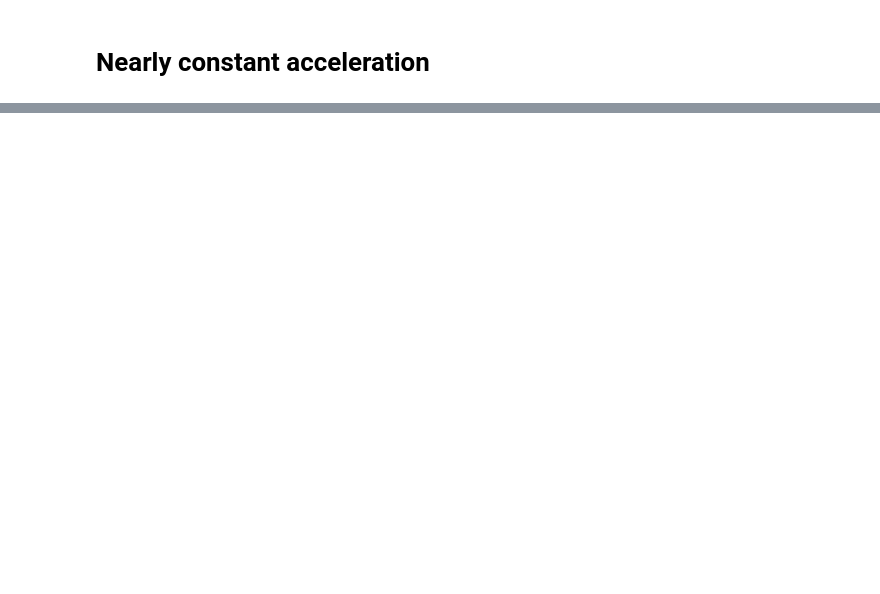
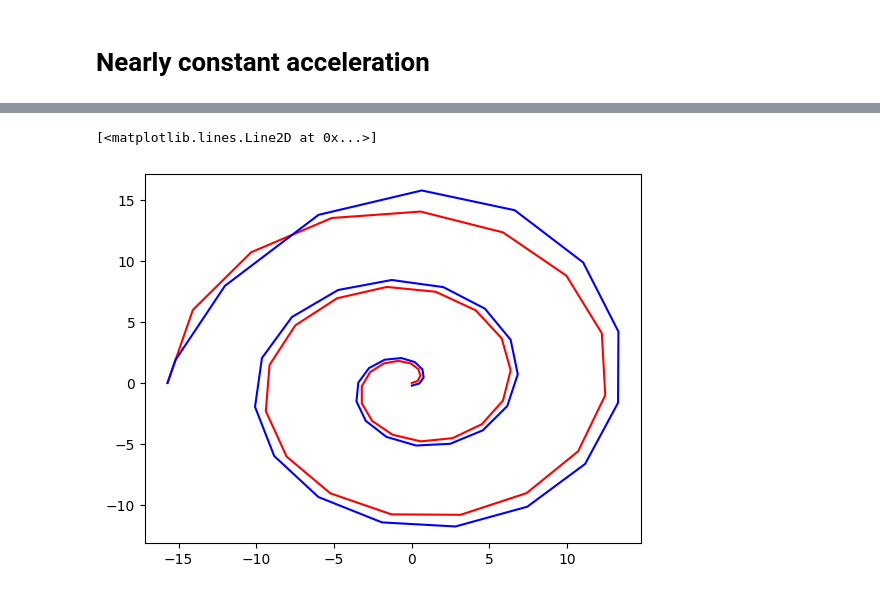
Before and after one commit to MatejVre/ACVM_Advanced_Tracking, a Jupyter notebook: motion_models.ipynb, the cells around one changed output, grey strips where cells are left out. Drawn from its saved outputs; the diff is of its cells as text; code cells hidden in the pictures; blank space fills up the shorter version.

```diff
--- a/motion_models.ipynb
+++ b/motion_models.ipynb
@@ -64,25 +65,25 @@ plt.plot(sx, sy, c="b")
 # %% [markdown]
 # Random walk
 # %%
-T, q = sp.symbols("T, q")
-F = sp.Matrix([[0,0,0,0],
-               [0,0,0,0],
-               [0,0,0,0],
-               [0,0,0,0]])
+def RW():
+    T, q = sp.symbols("T, q")
+    F = sp.Matrix([[0, 0],
+                   [0, 0]])
 
-AS = sp.exp(F*T)
+    AS = sp.exp(F*T)
 
-LS = sp.Matrix([[1,0],
-               [0,1],
-               [0,0],
-               [0,0]])
+    LS = sp.Matrix([[1, 0],
+                    [0, 1]])
 
-Q_iS = sp.integrate((AS*LS)*q*(AS*LS).T, (T, 0, T))
 
-CS = sp.Matrix([[1, 0, 0, 0],
-               [0, 1, 0, 0]])
+    Q_iS = sp.integrate((AS*LS)*q*(AS*LS).T, (T, 0, T))
 
-r = sp.symbols("r")
-R_iS = sp.Matrix([[r, 0],
-                 [0, r]])
+    CS = sp.Matrix([[1, 0],
+                [0, 1]])
+
+    r = sp.symbols("r")
+    R_iS = sp.Matrix([[r, 0],
+                    [0, r]])
+
+    return T, q, F, AS, LS, Q_iS, CS, r, R_iS
 # %%
@@ -173,0 +176,7 @@ plt.plot(sx, sy, c="b")
+# %%
+plt.plot(x, y, c="r")
+sx, sy, _ = run_NCA_kalman(1, 5)
+plt.plot(sx, sy, c="b")
+# %% [output]
+[<matplotlib.lines.Line2D at 0x...>]
+[figure, added]
```
Also changed, not shown: parts of 9 cells of this notebook, 5 other files.
